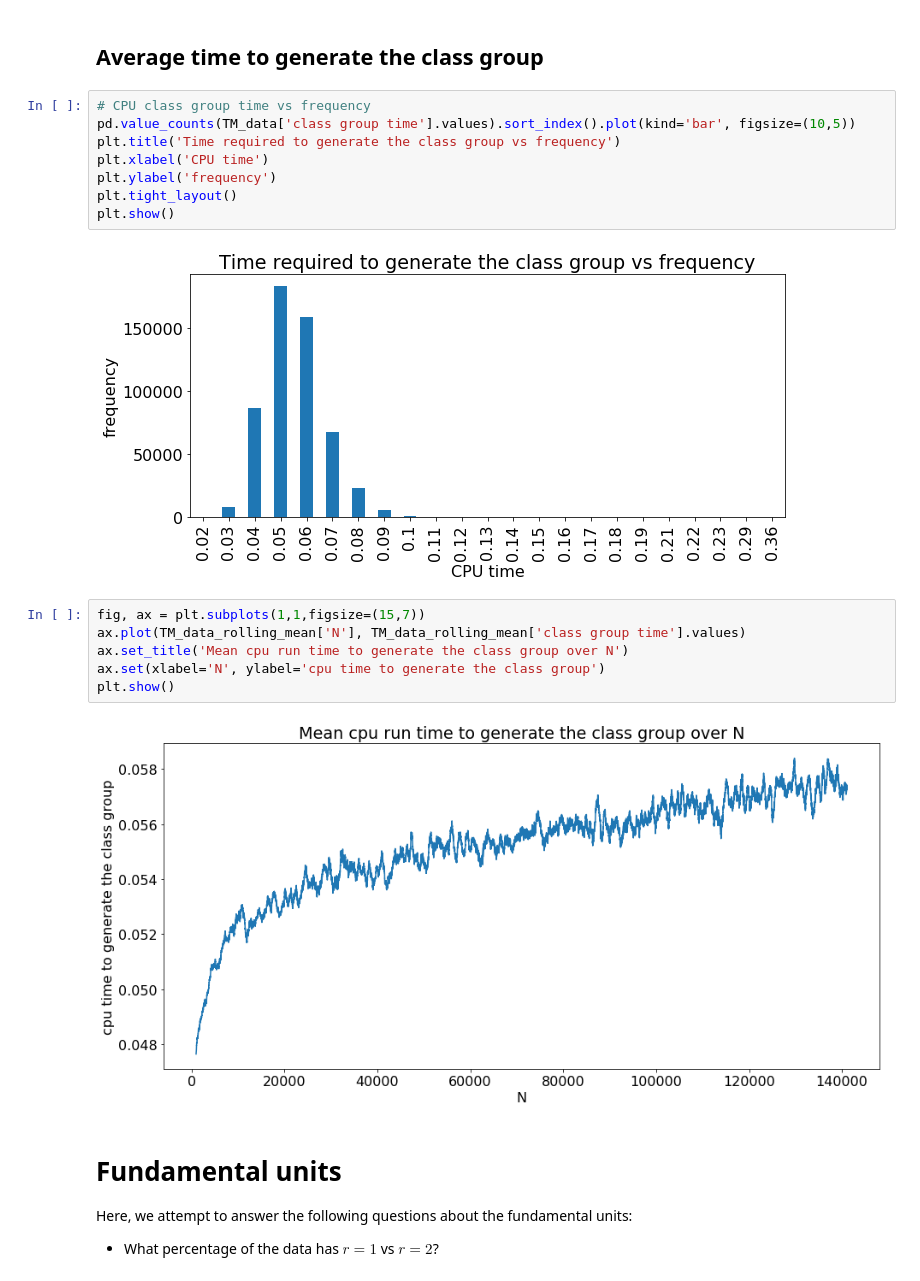
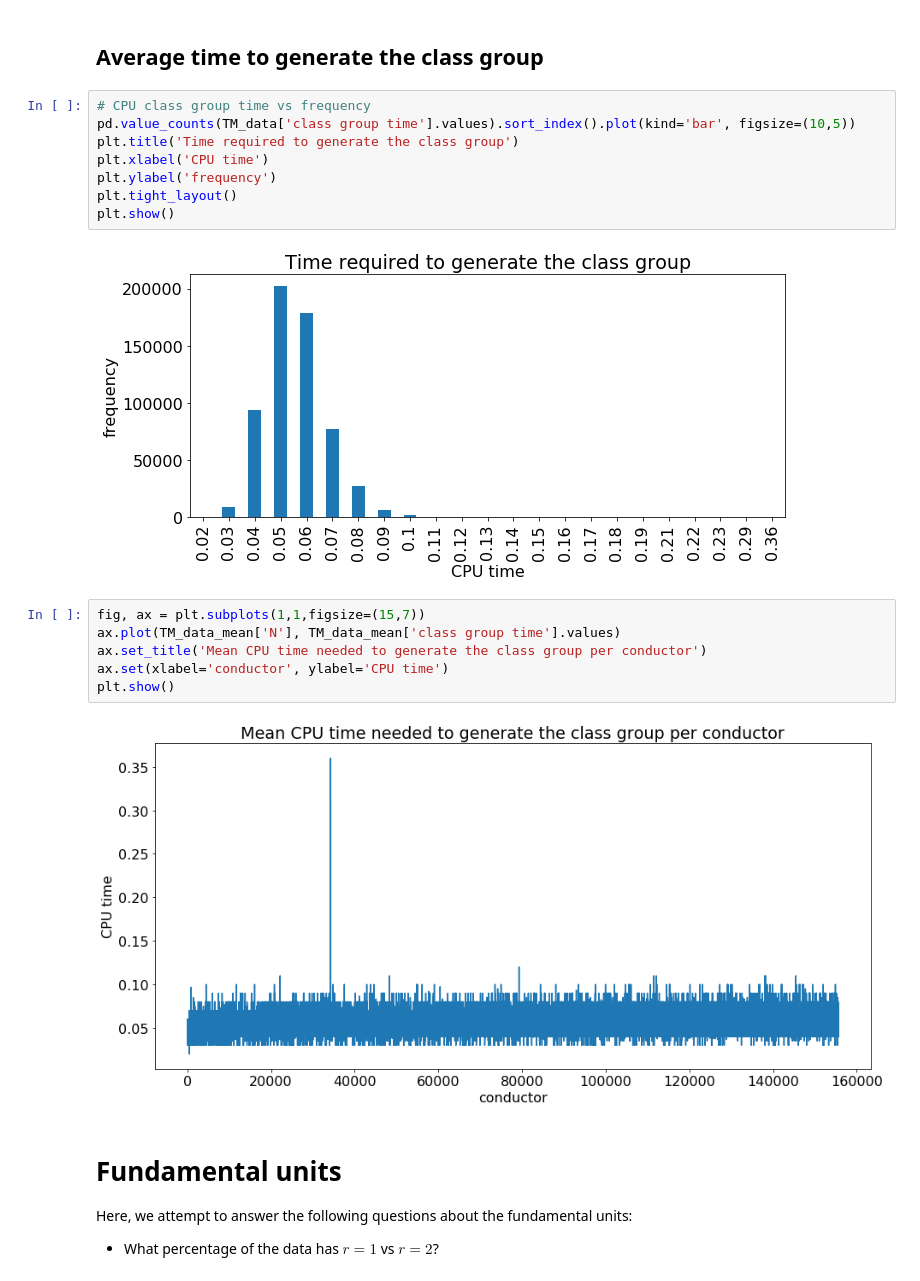
Before and after one commit to adelagherga/ThueMahler, a Jupyter notebook: Code/SUnitEqDataAnalysis.ipynb, the cells around one changed output. Saved outputs shown, nothing was run; the diff lists cells and outputs as text.

```diff
--- a/Code/SUnitEqDataAnalysis.ipynb
+++ b/Code/SUnitEqDataAnalysis.ipynb
@@ -420,21 +434,21 @@ plt.show()
 # %%
 # CPU class group time vs frequency
 pd.value_counts(TM_data['class group time'].values).sort_index().plot(kind='bar', figsize=(10,5))
-plt.title('Time required to generate the class group vs frequency')
+plt.title('Time required to generate the class group')
 plt.xlabel('CPU time')
 plt.ylabel('frequency')
 plt.tight_layout()
 plt.show()
 # %% [output]
-[figure, old version]
+[figure, new version]
 # %%
 fig, ax = plt.subplots(1,1,figsize=(15,7))
-ax.plot(TM_data_rolling_mean['N'], TM_data_rolling_mean['class group time'].values)
-ax.set_title('Mean cpu run time to generate the class group over N')
-ax.set(xlabel='N', ylabel='cpu time to generate the class group')
+ax.plot(TM_data_mean['N'], TM_data_mean['class group time'].values)
+ax.set_title('Mean CPU time needed to generate the class group per conductor')
+ax.set(xlabel='conductor', ylabel='CPU time')
 plt.show()
 # %% [output]
-[figure, old version]
+[figure, new version]
 # %% [markdown]
 # Fundamental units
 
```
Also changed, not shown: parts of 43 cells of this notebook, 2 other files.
